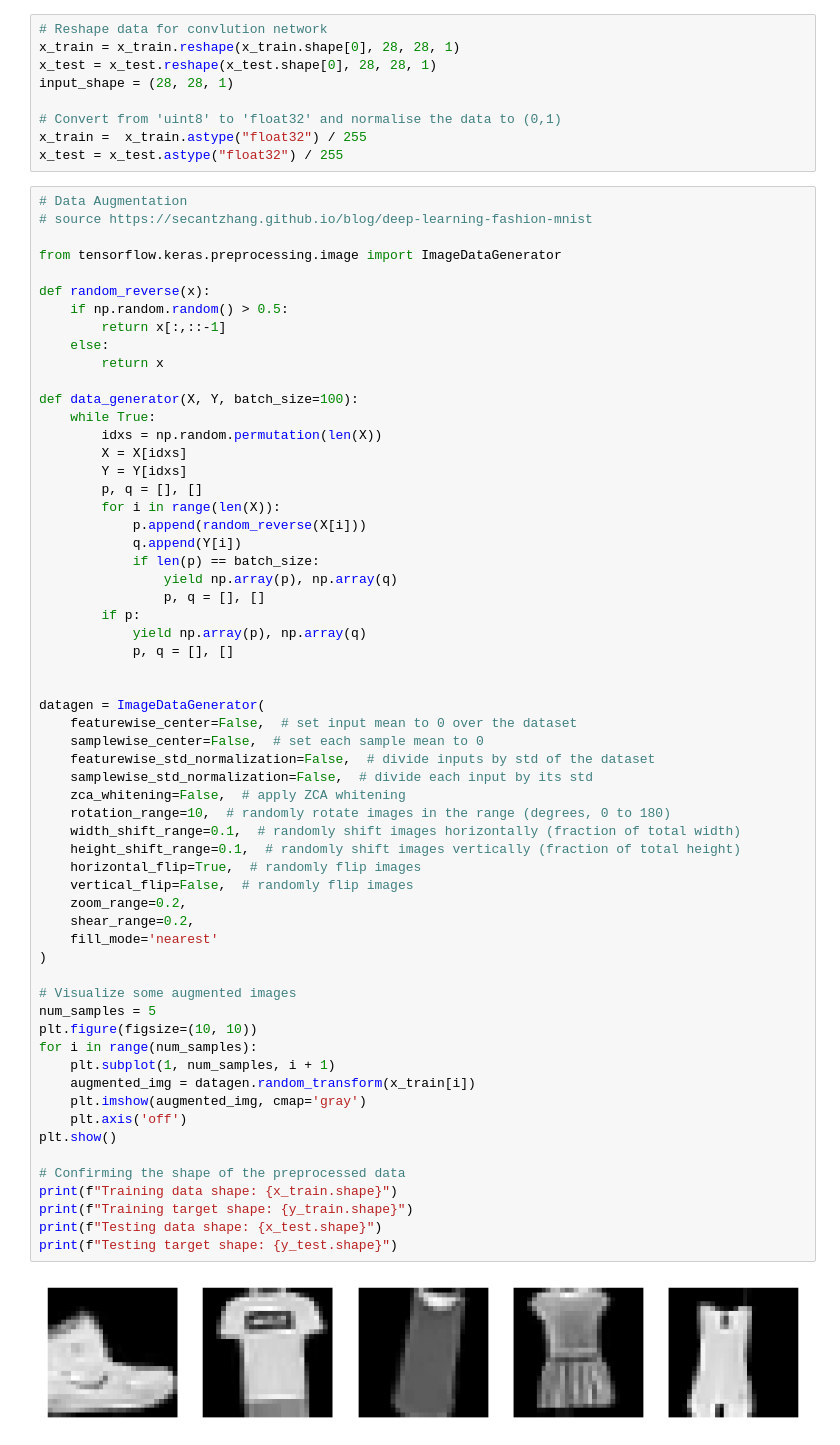
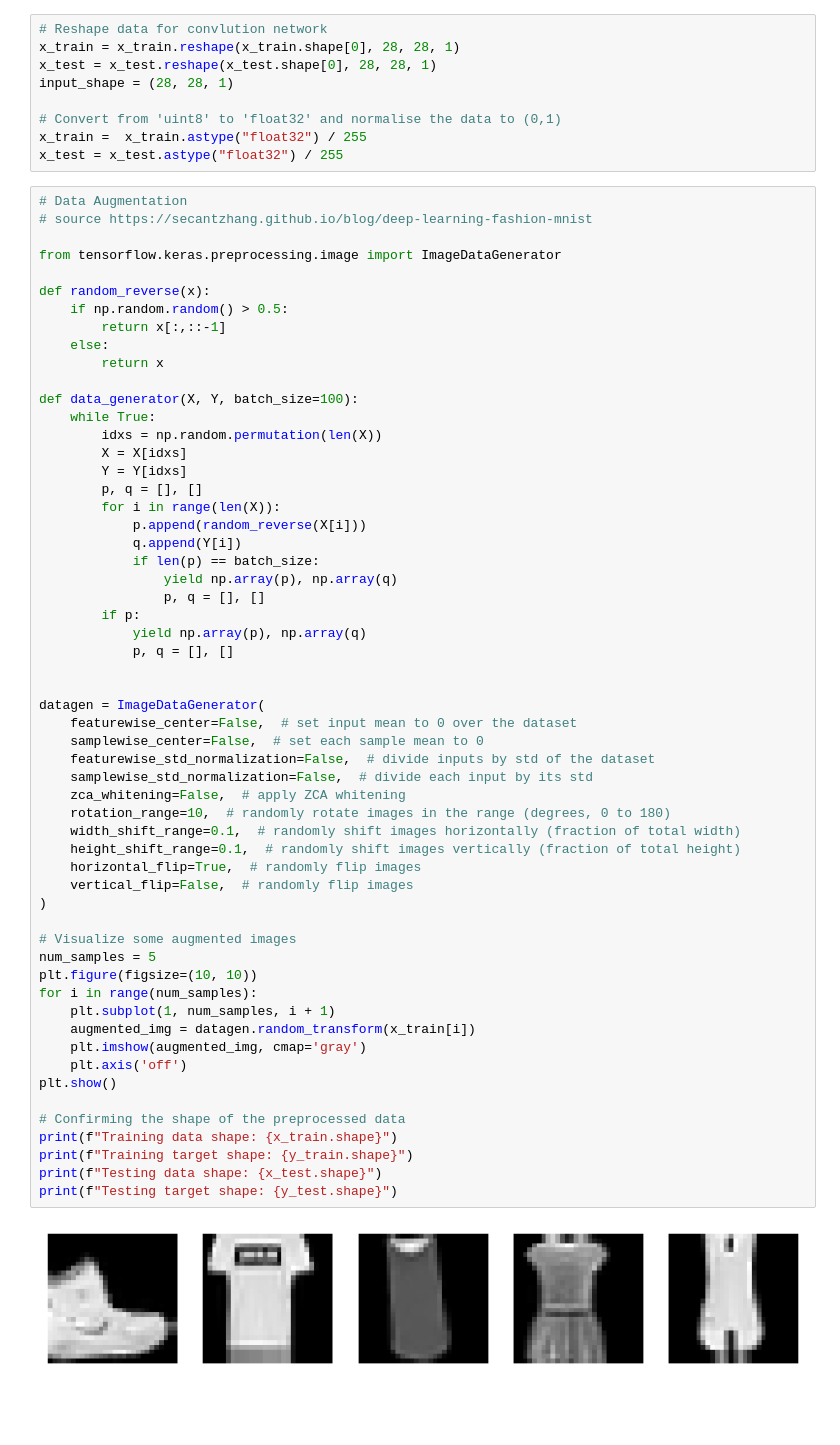
Before and after one commit to sergiyromanenko/CV-HW, a Jupyter notebook: lesson_15/homework/Homework.ipynb, the cells around one changed output. Drawn from its saved outputs; the diff is of its cells as text; blank space fills up the shorter version.

```diff
--- a/lesson_15/homework/Homework.ipynb
+++ b/lesson_15/homework/Homework.ipynb
@@ -324,37 +326,34 @@ def data_generator(X, Y, batch_size=100):
 
 datagen = ImageDataGenerator(
     featurewise_center=False,  # set input mean to 0 over the dataset
     samplewise_center=False,  # set each sample mean to 0
     featurewise_std_normalization=False,  # divide inputs by std of the dataset
     samplewise_std_normalization=False,  # divide each input by its std
     zca_whitening=False,  # apply ZCA whitening
     rotation_range=10,  # randomly rotate images in the range (degrees, 0 to 180)
     width_shift_range=0.1,  # randomly shift images horizontally (fraction of total width)
     height_shift_range=0.1,  # randomly shift images vertically (fraction of total height)
     horizontal_flip=True,  # randomly flip images
     vertical_flip=False,  # randomly flip images
-    zoom_range=0.2,
-    shear_range=0.2,
-    fill_mode='nearest'
 )
 
 # Visualize some augmented images
 num_samples = 5
 plt.figure(figsize=(10, 10))
 for i in range(num_samples):
     plt.subplot(1, num_samples, i + 1)
     augmented_img = datagen.random_transform(x_train[i])
     plt.imshow(augmented_img, cmap='gray')
     plt.axis('off')
 plt.show()
 
 # Confirming the shape of the preprocessed data
 print(f"Training data shape: {x_train.shape}")
 print(f"Training target shape: {y_train.shape}")
 print(f"Testing data shape: {x_test.shape}")
 print(f"Testing target shape: {y_test.shape}")
 # %% [output]
-[figure, old version]
+[figure, new version]
 Training data shape: (60000, 28, 28, 1)
 Training target shape: (60000,)
 Testing data shape: (10000, 28, 28, 1)
```
Also changed, not shown: parts of 4 cells of this notebook.
